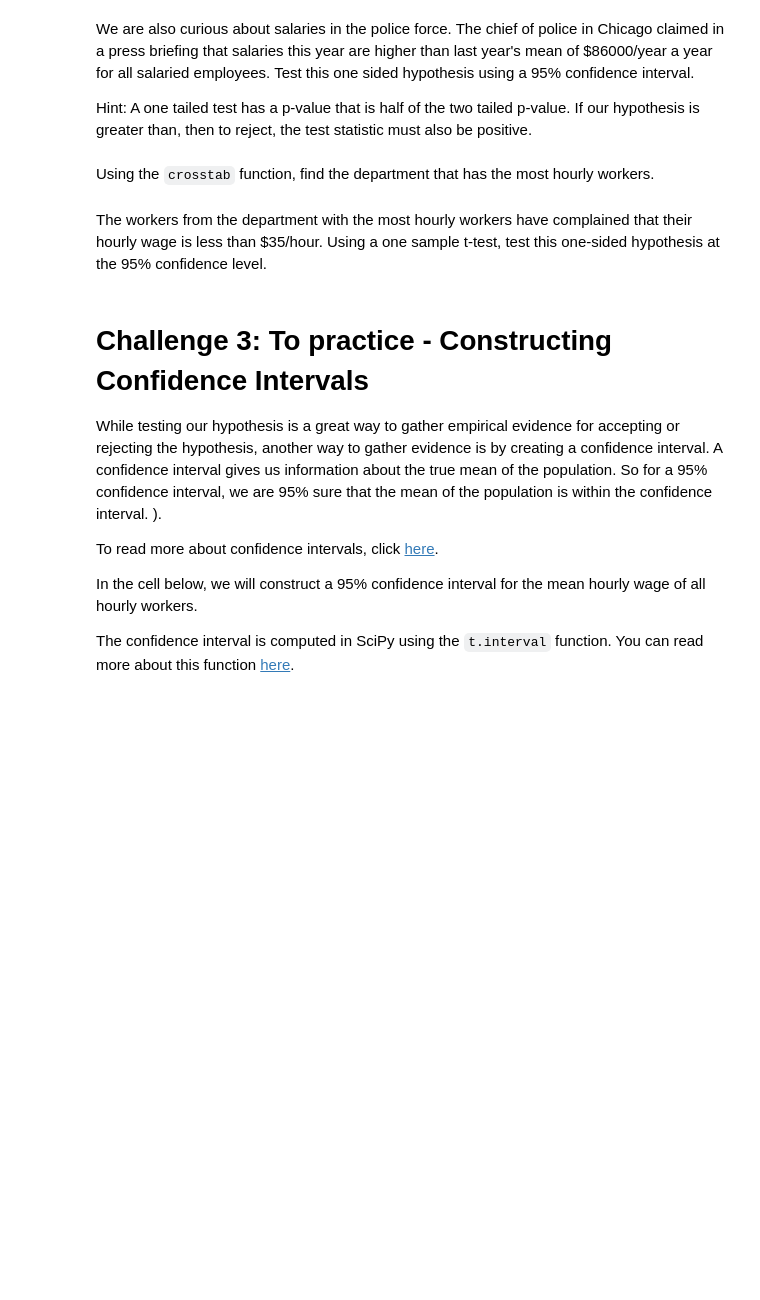
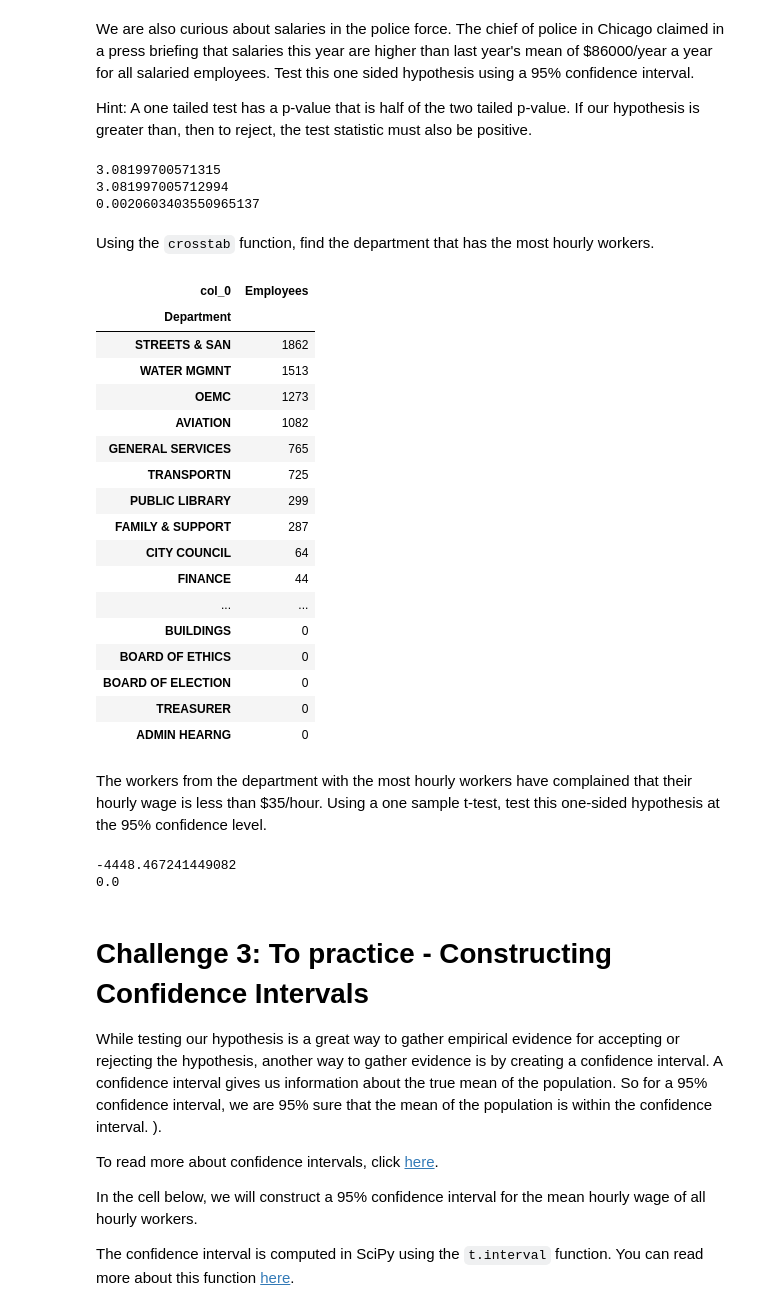
Before and after one commit to ta-data-lis/lab-hypothesis-testing-1, a Jupyter notebook: your-code/main.ipynb, the cells around one changed output. Drawn from its saved outputs; the diff is of its cells as text; code cells hidden in the pictures; blank space fills up the shorter version.

```diff
--- a/your-code/main.ipynb
+++ b/your-code/main.ipynb
@@ -44,2 +158,24 @@ Hint: A one tailed test has a p-value that is half of the two tailed p-value. If
+# %%
+# Your code here:
+
+police_rates =  salaries['Annual Salary'][(salaries['Department']=='POLICE') & (salaries['Annual Salary'].notnull()) ]
+
+alpha = 0.05
+
+sample_mean = police_rates.mean()
+mu = 86000
+sample_stdev = police_rates.std()
+standard_error = sample_stdev / np.sqrt(len(police_rates))
+
+t_value = (sample_mean - mu) / standard_error
+print(t_value)
+
+t, p = stats.ttest_1samp(police_rates, mu)
+print(t)
+print(p)
+# %% [output]
+3.08199700571315
+3.081997005712994
+0.0020603403550965137
 # %% [markdown]
 Using the `crosstab` function, find the department that has the most hourly workers.
@@ -48,2 +182,25 @@ Using the `crosstab` function, find the department that has the most hourly work
+# %%
+# Your code here:
+
+pd.crosstab(salaries.Department,values=salaries['Hourly Rate'],aggfunc='count',columns='Employees').sort_values(by='Employees',ascending=False)
+# %% [output]
+| col_0 | Employees |
+| Department |  |
+| STREETS & SAN | 1862 |
+| WATER MGMNT | 1513 |
+| OEMC | 1273 |
+| AVIATION | 1082 |
+| GENERAL SERVICES | 765 |
+| TRANSPORTN | 725 |
+| PUBLIC LIBRARY | 299 |
+| FAMILY & SUPPORT | 287 |
+| CITY COUNCIL | 64 |
+| FINANCE | 44 |
+| ... | ... |
+| BUILDINGS | 0 |
+| BOARD OF ETHICS | 0 |
+| BOARD OF ELECTION | 0 |
+| TREASURER | 0 |
+| ADMIN HEARNG | 0 |
 # %% [markdown]
 The workers from the department with the most hourly workers have complained that their hourly wage is less than $35/hour. Using a one sample t-test, test this one-sided hypothesis at the 95% confidence level.
@@ -52,3 +207,15 @@ The workers from the department with the most hourly workers have complained tha
+# %%
+# Your code here:
+from scipy.stats import ttest_1samp
+street_san_sal=salaries['Hourly Rate'][salaries['Department']=='STREETS & SAN'].notnull()
+
+tscore, pvalue = stats.ttest_1samp(street_san_sal, popmean=35)
+
+print(tscore)
+print(pvalue)
+# %% [output]
+-4448.467241449082
+0.0
 # %% [markdown]
 # Challenge 3: To practice - Constructing Confidence Intervals
 
```
Also changed, not shown: parts of 20 cells of this notebook.
